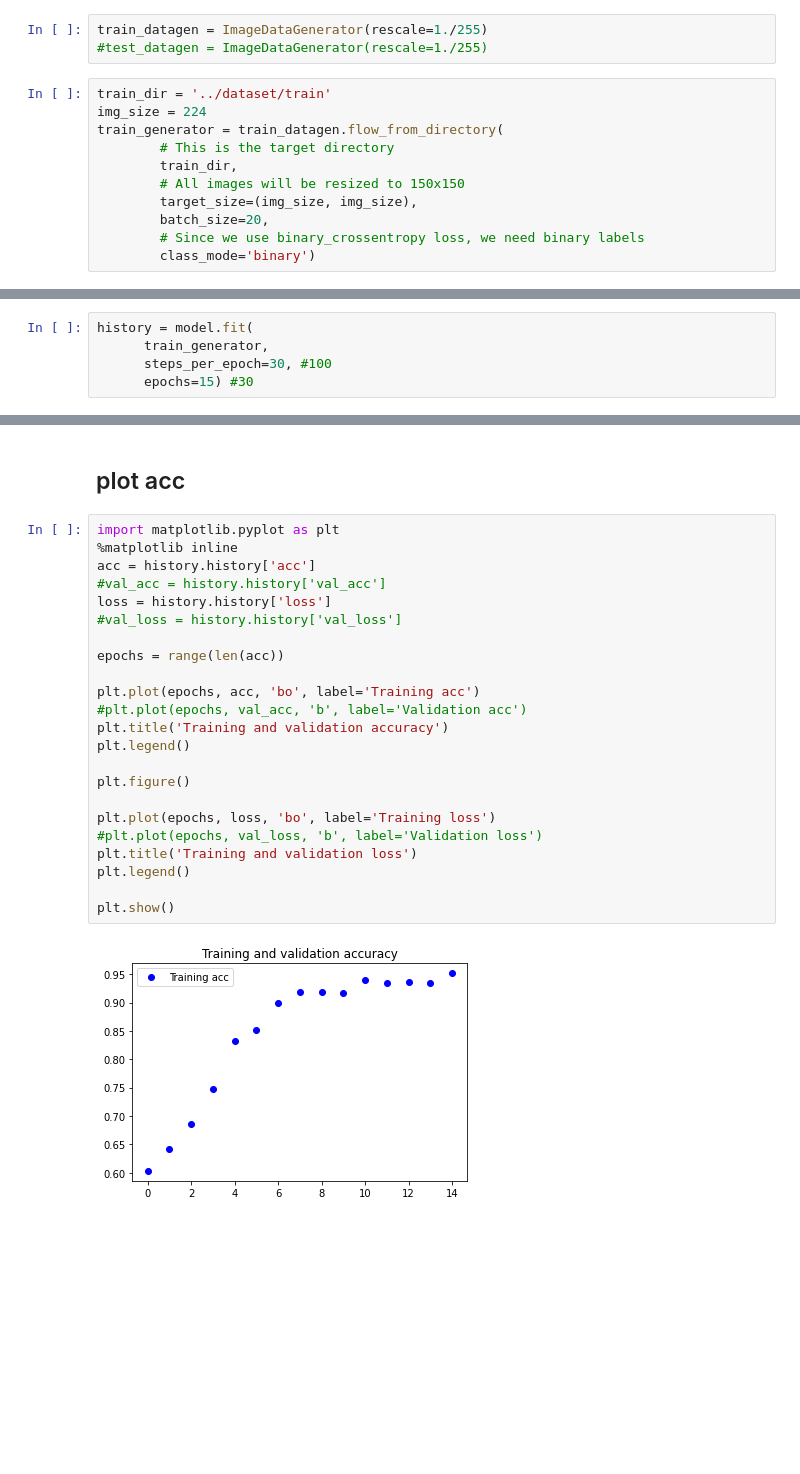
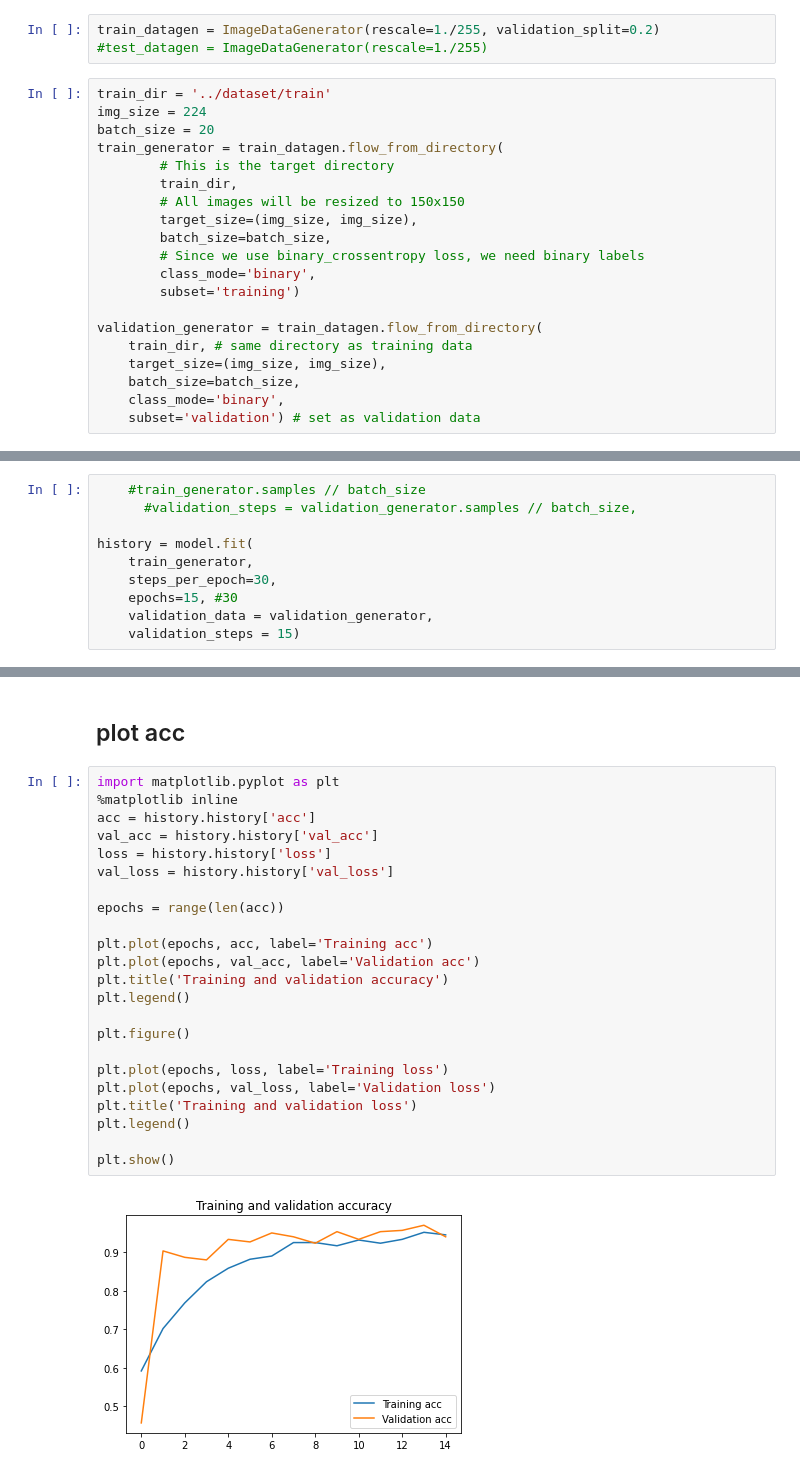
Before and after one commit to yasamanhbn/Driver-Drowsiness-Detection, a Jupyter notebook: basic model.ipynb, the cells around one changed output, grey strips where cells are left out. Saved outputs shown, nothing was run; the diff lists cells and outputs as text; blank space fills up the shorter version.

Commit message:
adds validation split

```diff
--- a/basic model.ipynb
+++ b/basic model.ipynb
@@ -39,17 +39,26 @@ print(len(training_data))
 # %% [markdown]
 # Image processing
 # %%
-train_datagen = ImageDataGenerator(rescale=1./255)
+train_datagen = ImageDataGenerator(rescale=1./255, validation_split=0.2)
 #test_datagen = ImageDataGenerator(rescale=1./255)
 # %%
 train_dir = '../dataset/train'
 img_size = 224
+batch_size = 20
 train_generator = train_datagen.flow_from_directory(
         # This is the target directory
         train_dir,
         # All images will be resized to 150x150
         target_size=(img_size, img_size),
-        batch_size=20,
+        batch_size=batch_size,
         # Since we use binary_crossentropy loss, we need binary labels
-        class_mode='binary')
+        class_mode='binary',
+        subset='training')
+
+validation_generator = train_datagen.flow_from_directory(
+    train_dir, # same directory as training data
+    target_size=(img_size, img_size),
+    batch_size=batch_size,
+    class_mode='binary',
+    subset='validation') # set as validation data
 # %% [output]
@@ -93,9 +103,14 @@ model.compile(loss='binary_crossentropy',
 
 # new_model.compile(loss=keras.losses.BinaryCrossentropy(), optimizer = "adam", metrics = ["accuracy"])
 # %%
+    #train_generator.samples // batch_size
+      #validation_steps = validation_generator.samples // batch_size,
+
 history = model.fit(
-      train_generator,
-      steps_per_epoch=30, #100
-      epochs=15) #30
+    train_generator,
+    steps_per_epoch=30,
+    epochs=15, #30
+    validation_data = validation_generator,
+    validation_steps = 15)
 # %% [output]
 Epoch 1/15
@@ -122,25 +137,25 @@ model.save('models/cnnBasic.h5', overwrite=True)
 # %%
 import matplotlib.pyplot as plt
 %matplotlib inline
 acc = history.history['acc']
-#val_acc = history.history['val_acc']
+val_acc = history.history['val_acc']
 loss = history.history['loss']
-#val_loss = history.history['val_loss']
+val_loss = history.history['val_loss']
 
 epochs = range(len(acc))
 
-plt.plot(epochs, acc, 'bo', label='Training acc')
-#plt.plot(epochs, val_acc, 'b', label='Validation acc')
+plt.plot(epochs, acc, label='Training acc')
+plt.plot(epochs, val_acc, label='Validation acc')
 plt.title('Training and validation accuracy')
 plt.legend()
 
 plt.figure()
 
-plt.plot(epochs, loss, 'bo', label='Training loss')
-#plt.plot(epochs, val_loss, 'b', label='Validation loss')
+plt.plot(epochs, loss, label='Training loss')
+plt.plot(epochs, val_loss, label='Validation loss')
 plt.title('Training and validation loss')
 plt.legend()
 
 plt.show()
 # %% [output]
-[figure, old version]
+[figure, new version]
```
Also changed, not shown: parts of 7 cells of this notebook, 1 other file.
